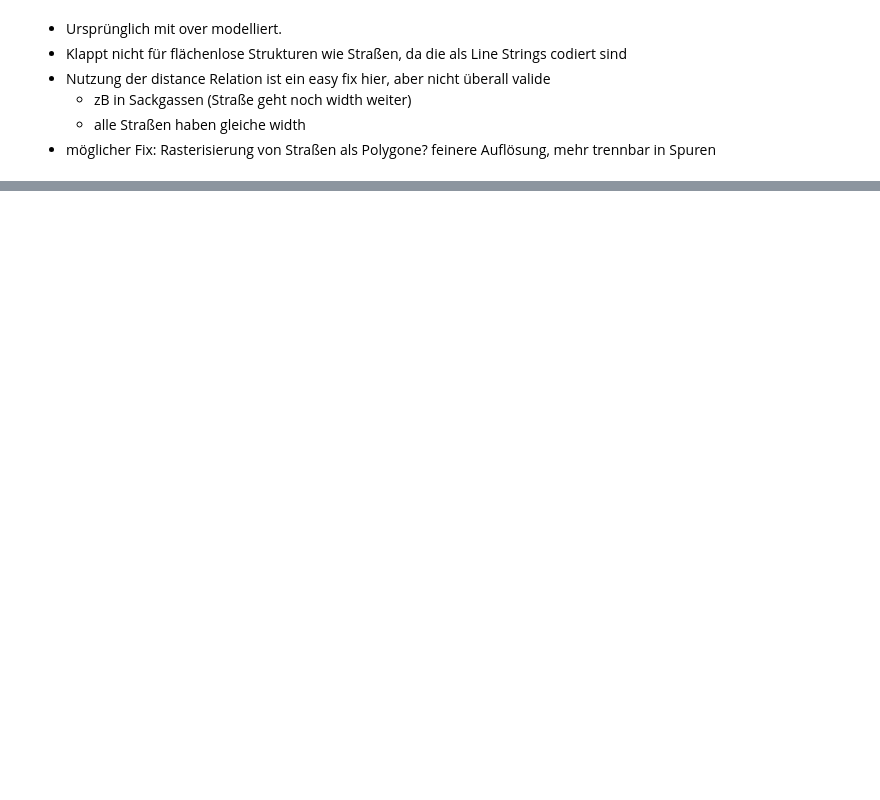
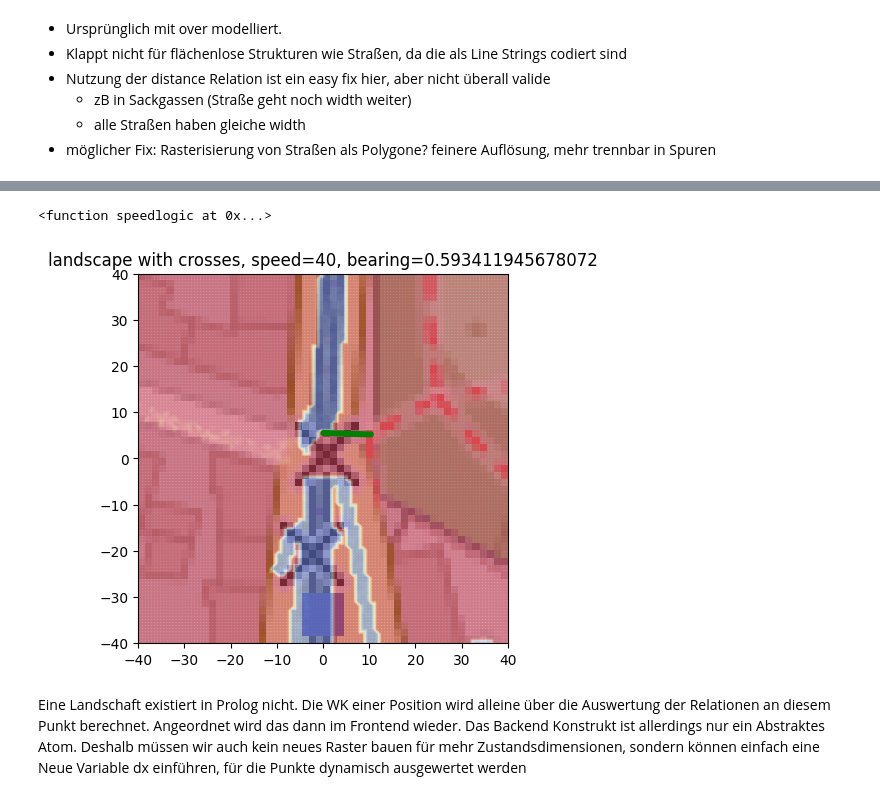
Before and after one commit to orthographiepro/ProMis, a Jupyter notebook: ground-mobility/ground-promis-clean.ipynb, the cells around one changed output, grey strips where cells are left out. Cells and saved outputs as stored; diff of their text form; code cells hidden in the pictures; blank space fills up the shorter version.

Commit message:
Implement 2D delta relation

```diff
--- a/ground-mobility/ground-promis-clean.ipynb
+++ b/ground-mobility/ground-promis-clean.ipynb
@@ -85,0 +148,8 @@ if not Path(f"data/uam_close.pkl").exists():
+# %%
+speed = 40
+
+speed_star = DeltaStaRMap(target, uam, method="linear", bearing=bearing, speed=speed)
+speed_star.initialize(support, number_of_random_maps, speedlogic(speed))
+
+speed_promis = ProMis(speed_star)
+landscape = speed_promis.solve(support, speedlogic(speed), n_jobs=4, batch_size=1, print_first=True, show_progress=True)
@@ -86 +180,19 @@ if not Path(f"data/uam_close.pkl").exists():
+# %%
+ax = plt.subplot()
+landscape.scatter(0, plot_basemap=True, alpha = 0.4, s=0.2, cmap="coolwarm_r", ax=ax)
+for f in filter(lambda f: f.location_type == "crossing", uam.features):
+    f.plot(ax, color="g")
+plt.title(f"landscape with crosses, speed={speed}, bearing={bearing}")
+print(speedlogic)
+#TODO invert bearing?
+# %% [output]
+<function speedlogic at 0x...>
+[figure, added]
+# %% [markdown]
+Eine Landschaft existiert in Prolog nicht.
+Die WK einer Position wird alleine über die Auswertung der Relationen an diesem Punkt berechnet.
+Angeordnet wird das dann im Frontend wieder.
+Das Backend Konstrukt ist allerdings nur ein Abstraktes Atom.
+Deshalb müssen wir auch kein neues Raster bauen für mehr Zustandsdimensionen,
+sondern können einfach eine Neue Variable dx einführen, für die Punkte dynamisch ausgewertet werden
 # %%
```
Also changed, not shown: parts of 13 cells of this notebook, 5 other files.
